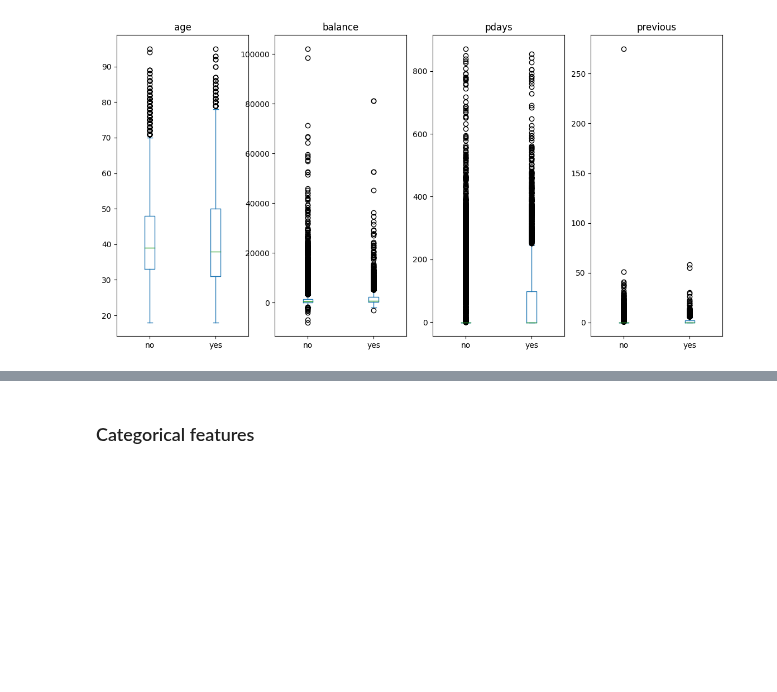
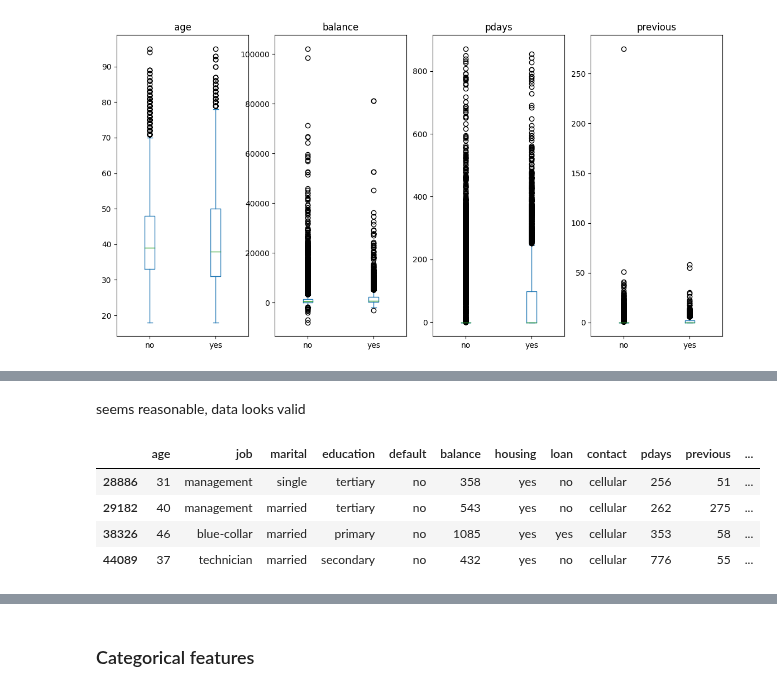
Before and after one commit to dmytrovelychko/rd_ds_python, a Jupyter notebook: cw.ipynb, the cells around one changed output, grey strips where cells are left out. Cells and saved outputs as stored; diff of their text form; code cells hidden in the pictures; blank space fills up the shorter version.

```diff
--- a/cw.ipynb
+++ b/cw.ipynb
@@ -123,0 +143,10 @@ dtype: object
+# %% [markdown]
+seems reasonable, data looks valid
+# %%
+df[df["previous"] > 50]
+# %% [output]
+|  | age | job | marital | education | default | balance | housing | loan | contact | pdays | previous | ... |
+| 28886 | 31 | management | single | tertiary | no | 358 | yes | no | cellular | 256 | 51 | ... |
+| 29182 | 40 | management | married | tertiary | no | 543 | yes | no | cellular | 262 | 275 | ... |
+| 38326 | 46 | blue-collar | married | primary | no | 1085 | yes | yes | cellular | 353 | 58 | ... |
+| 44089 | 37 | technician | married | secondary | no | 432 | yes | no | cellular | 776 | 55 | ... |
```
Also changed, not shown: parts of 10 cells of this notebook.
